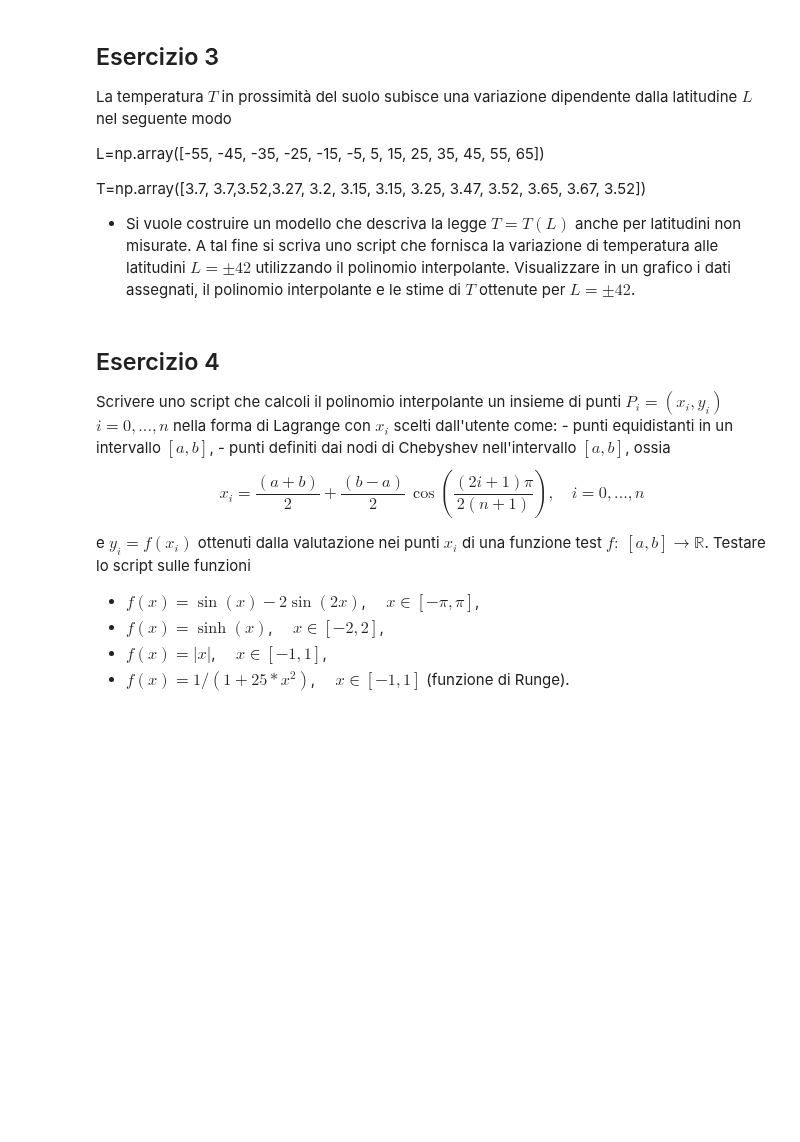
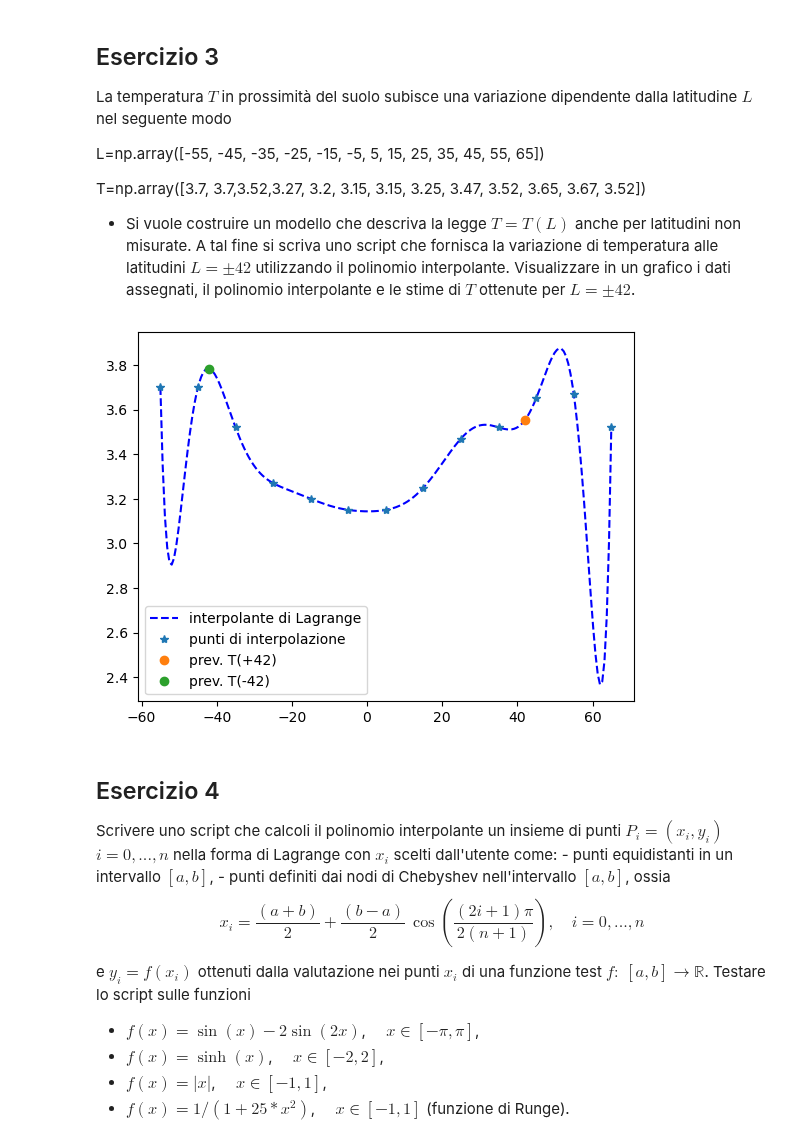
Before and after one commit to Giock24/Metodi-Numerici-Lab, a Jupyter notebook: Lezione 10/Esercitazione 7 Maggio - Approssimazione di dati sperimentali nel senso dei minimi quadrati - Interp/ESercitazione_10.ipynb, the cells around one changed output. Cells and saved outputs as stored; diff of their text form; code cells hidden in the pictures; blank space fills up the shorter version.

```diff
--- a/Lezione 10/Esercitazione 7 Maggio - Approssimazione di dati sperimentali nel senso dei minimi quadrati - Interp/ESercitazione_10.ipynb
+++ b/Lezione 10/Esercitazione 7 Maggio - Approssimazione di dati sperimentali nel senso dei minimi quadrati - Interp/ESercitazione_10.ipynb
@@ -206,6 +300,24 @@ T=np.array([3.7, 3.7,3.52,3.27, 3.2, 3.15, 3.15, 3.25, 3.47, 3.52, 3.65, 3.67, 3
 
 
 - Si vuole costruire un modello che descriva la legge $T = T(L)$ anche per latitudini non misurate. A tal fine si scriva uno script che fornisca la variazione di temperatura alle latitudini $L = \pm 42$ utilizzando il polinomio interpolante. Visualizzare in un grafico i dati assegnati, il polinomio interpolante e le stime di $T$ ottenute per $L = \pm 42$.
+# %%
+L=np.array([-55, -45, -35, -25, -15, -5, 5, 15, 25, 35, 45, 55, 65]) # x
+T=np.array([3.7, 3.7,3.52,3.27, 3.2, 3.15, 3.15, 3.25, 3.47, 3.52, 3.65, 3.67, 3.52]) # y
+LL = np.linspace(-55,65,200) # valuto rispetto ad altri punti
+Tf = interpL(L, T, LL)
+
+# punti di previsione
+L1 = np.array([42])
+L1f = interpL(L,T,L1)
+
+L2 = np.array([-42])
+L2f = interpL(L,T,L2)
+
+plt.plot(LL,Tf,'b--',L,T,'*',L1,L1f,'o',L2,L2f,'o');
+plt.legend(['interpolante di Lagrange','punti di interpolazione','prev. T(+42)','prev. T(-42)']);
+plt.show()
+# %% [output]
+[figure, added]
 # %% [markdown]
 ## Esercizio 4
 
```
Also changed, not shown: parts of 17 cells of this notebook, 15 other files.
